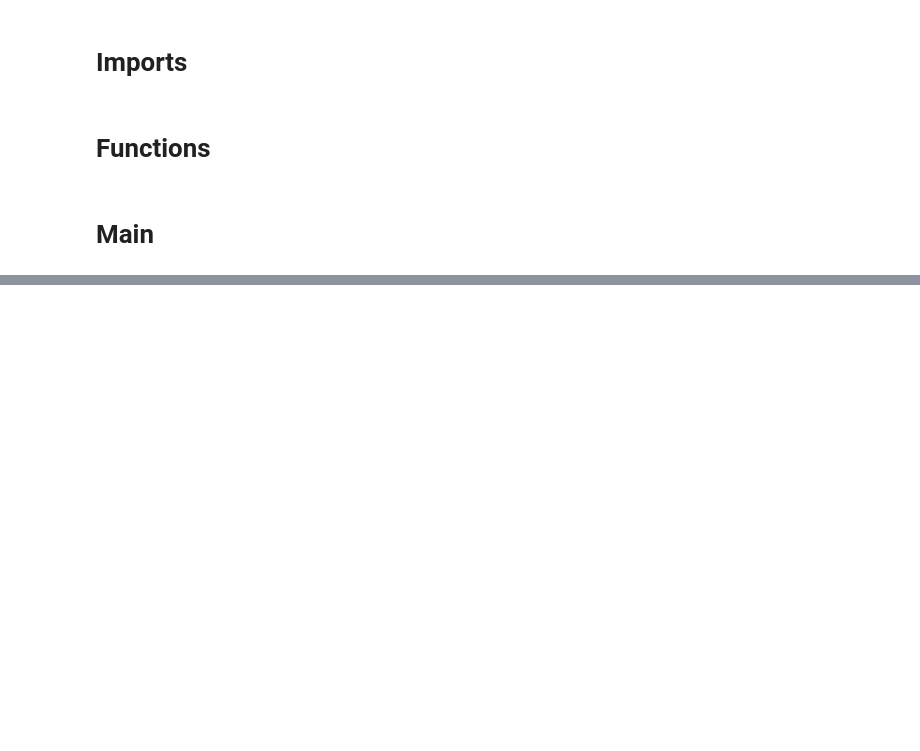
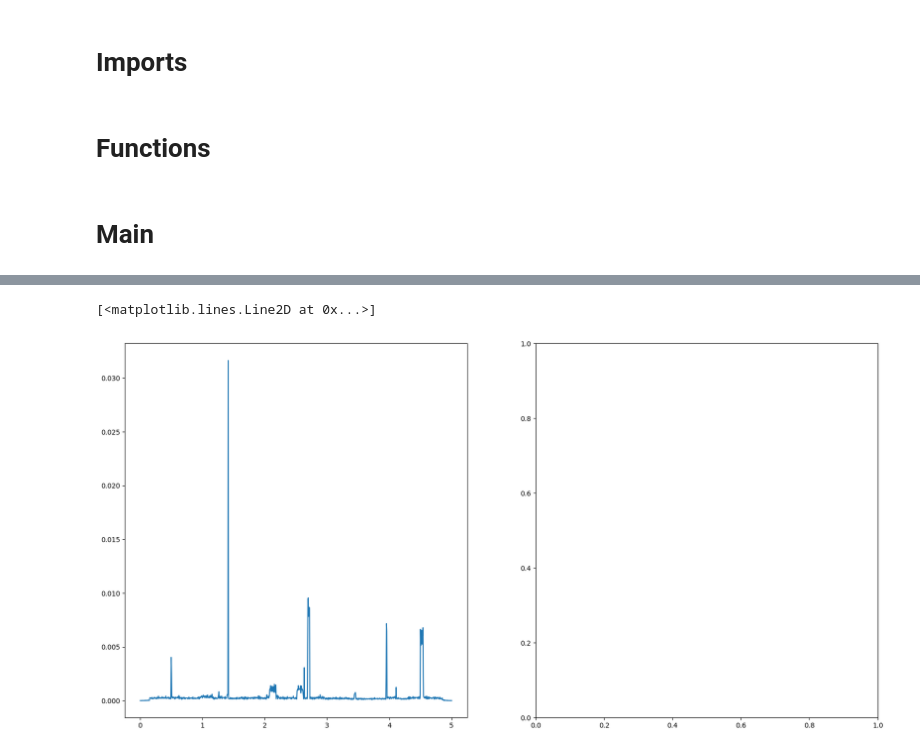
Before and after one commit to LuanMs1/tcc-markov-chain, a Jupyter notebook: tcc_markov_chain/hard_disc.ipynb, the cells around one changed output, grey strips where cells are left out. Cells and saved outputs as stored; diff of their text form; code cells hidden in the pictures; blank space fills up the shorter version.

```diff
--- a/tcc_markov_chain/hard_disc.ipynb
+++ b/tcc_markov_chain/hard_disc.ipynb
@@ -153,3 +225,17 @@ True
+# %%
+strip_centers = strip_size * (np.arange(strip_count) + 1) / 2
+fig, axes = plt.subplots(1,2, figsize=(20,10))
+axes[0].plot(strip_centers, sim_small_system.strip_density, linestyle='-')
+# axes[1].plot(strip_centers, sim_big_system.strip_density, linestyle='-')
+
+# plt.xlabel('y (box units)')
+    # plt.ylabel('Particle density')
+    # plt.title('Density vs. y-position')
+    # plt.grid(True)
+    # plt.show()
+# %% [output]
+[<matplotlib.lines.Line2D at 0x...>]
+[figure, added]
 # %%
 # simulate big system
 n_particles = 1000
```
Also changed, not shown: parts of 14 cells of this notebook, 2 other files.
